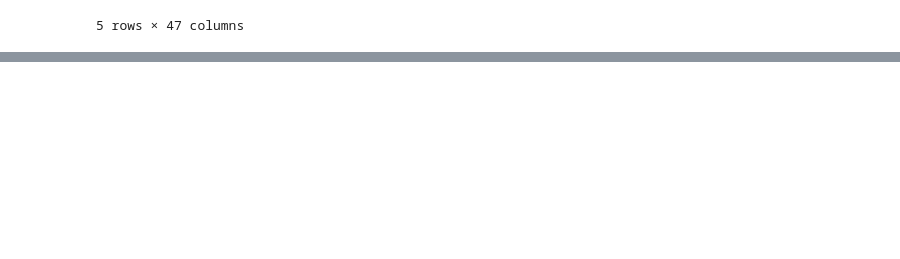
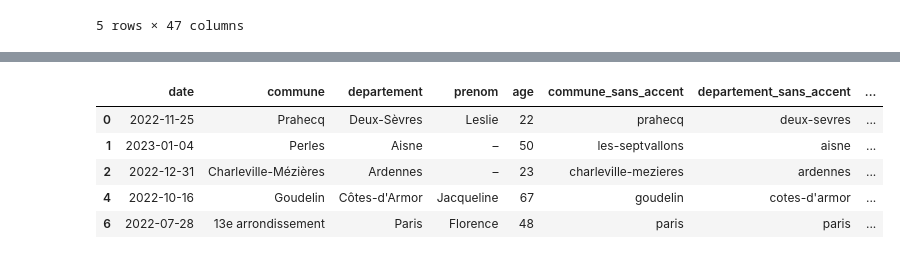
Before and after one commit to Guillaume-BR/feminicide, a Jupyter notebook: notebooks/explore.ipynb, the cells around one changed output, grey strips where cells are left out. Drawn from its saved outputs; the diff is of its cells as text; code cells hidden in the pictures; blank space fills up the shorter version.

```diff
--- a/notebooks/explore.ipynb
+++ b/notebooks/explore.ipynb
@@ -217,3 +226,11 @@ memory usage: 1.9+ MB
 # %%
 #inner join entre df_2022 et df_commune sur les colonnes 'commune_sans_accents' et 'departement_sans_accents' de df_2022 et 'nom_sans_accent' et 'dep_sans_accents' de df_commune
-df_merged = pd.merge(df_2022, df_commune, how='left', left_on=['commune_sans_accents'], right_on=['nom_sans_accent'])
+df_merged = pd.merge(df_all,
+                     df_commune,
+                     how='left',
+                     left_on=['commune_sans_accent','departement_sans_accent'],
+                     right_on=['nom_sans_accent','dep_nom'])
+# %%
+ #enlever les lignes où nom_sans_accent est NaN
+df_merged = df_merged[~df_merged['nom_sans_accent'].isna()]
+df_merged.info()
@@ -219,0 +255,16 @@ df_merged = pd.merge(df_2022, df_commune, how='left', left_on=['commune_sans_acc
+# %%
+df_merged.rename(columns={'latitude_mairie': 'latitude', 'longitude_mairie': 'longitude'}, inplace=True)
+# %%
+df_merged['nb_par_departement'] = df_merged.groupby('departement_sans_accent')['commune_sans_accent'].transform('count')
+df_merged['frequence_par_habitant'] = df_merged['nb_par_departement'] / df_merged['population']
+#convertir age en int sans les nan
+df_merged['age'] = df_merged['age'].astype('Int64')
+# %%
+df_merged.head()
+# %% [output]
+|  | date | commune | departement | prenom | age | commune_sans_accent | departement_sans_accent | ... |
+| 0 | 2022-11-25 | Prahecq | Deux-Sèvres | Leslie | 22 | prahecq | deux-sevres | ... |
+| 1 | 2023-01-04 | Perles | Aisne | – | 50 | les-septvallons | aisne | ... |
+| 2 | 2022-12-31 | Charleville-Mézières | Ardennes | – | 23 | charleville-mezieres | ardennes | ... |
+| 4 | 2022-10-16 | Goudelin | Côtes-d'Armor | Jacqueline | 67 | goudelin | cotes-d'armor | ... |
+| 6 | 2022-07-28 | 13e arrondissement | Paris | Florence | 48 | paris | paris | ... |
```
Also changed, not shown: parts of 35 cells of this notebook, 5 other files.
